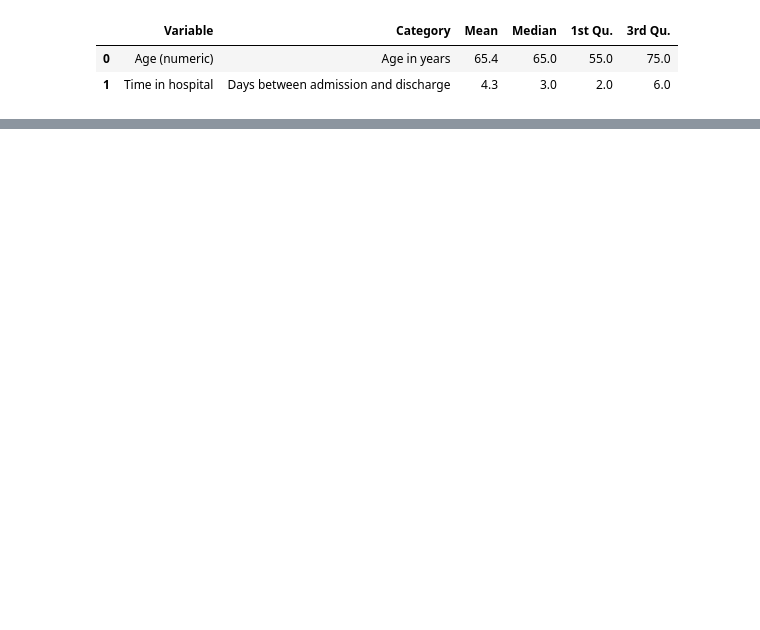
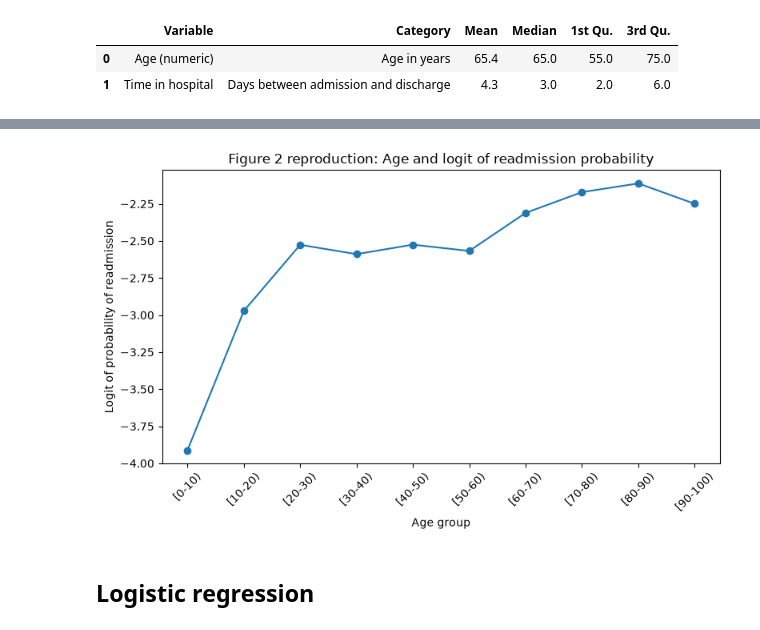
Before and after one commit to mxh210/Summer-Individual-Project, a Jupyter notebook: Processing_Pipeline/01_reproduce_core_paper.ipynb, the cells around one changed output, grey strips where cells are left out. Saved outputs shown, nothing was run; the diff lists cells and outputs as text; code cells hidden in the pictures; blank space fills up the shorter version.

Commit message:
Reproduction workflow completed, all tables and figures are recreated, need further comparisons and debugging

```diff
--- a/Processing_Pipeline/01_reproduce_core_paper.ipynb
+++ b/Processing_Pipeline/01_reproduce_core_paper.ipynb
@@ -768,0 +1121,23 @@ display(table3_continuous)
+# %%
+age_order_original = [
+    "[0-10)", "[10-20)", "[20-30)", "[30-40)", "[40-50)",
+    "[50-60)", "[60-70)", "[70-80)", "[80-90)", "[90-100)"
+]
+
+age_logit = (
+    df_clean
+    .groupby("age", observed=False)
+    .agg(
+        encounters=("readmitted_30", "size"),
+        readmitted=("readmitted_30", "sum"),
+        readmission_rate=("readmitted_30", "mean")
+    )
+    .reindex(age_order_original)
+    .reset_index()
+)
+
+age_logit["logit_readmission"] = np.log(
+    age_logit["readmission_rate"] / (1 - age_logit["readmission_rate"])
+)
+
+age_logit
@@ -768,0 +1156,21 @@ display(table3_continuous)
+# %%
+plt.figure(figsize=(8, 5))
+
+plt.plot(
+    age_logit["age"],
+    age_logit["logit_readmission"],
+    marker="o"
+)
+
+plt.xlabel("Age group")
+plt.ylabel("Logit of probability of readmission")
+plt.title("Figure 2 reproduction: Age and logit of readmission probability")
+plt.xticks(rotation=45)
+plt.tight_layout()
+
+plt.savefig(FIGURE_DIR / "figure2_age_logit_reproduction.png", dpi=300)
+plt.show()
+# %% [output]
+[figure, added]
+# %% [markdown]
+## Logistic regression
```
Also changed, not shown: parts of 34 cells of this notebook, 10 other files.
